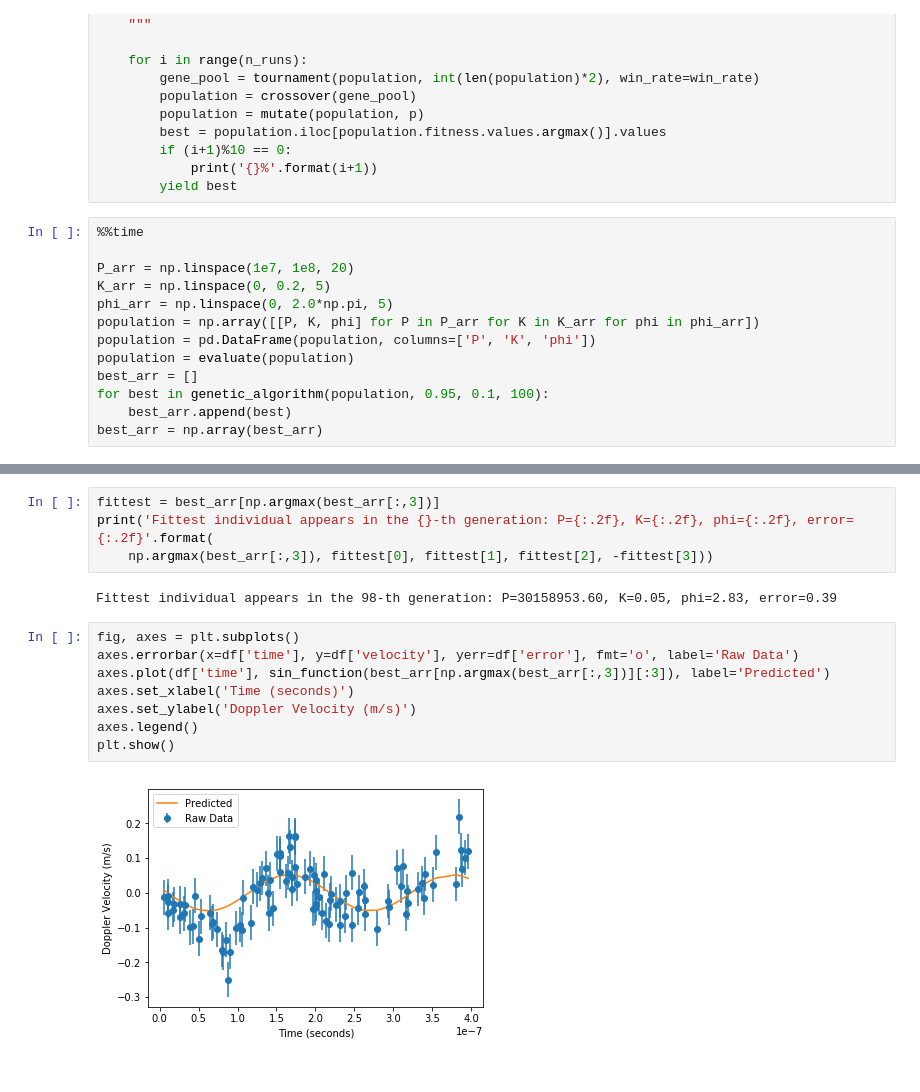
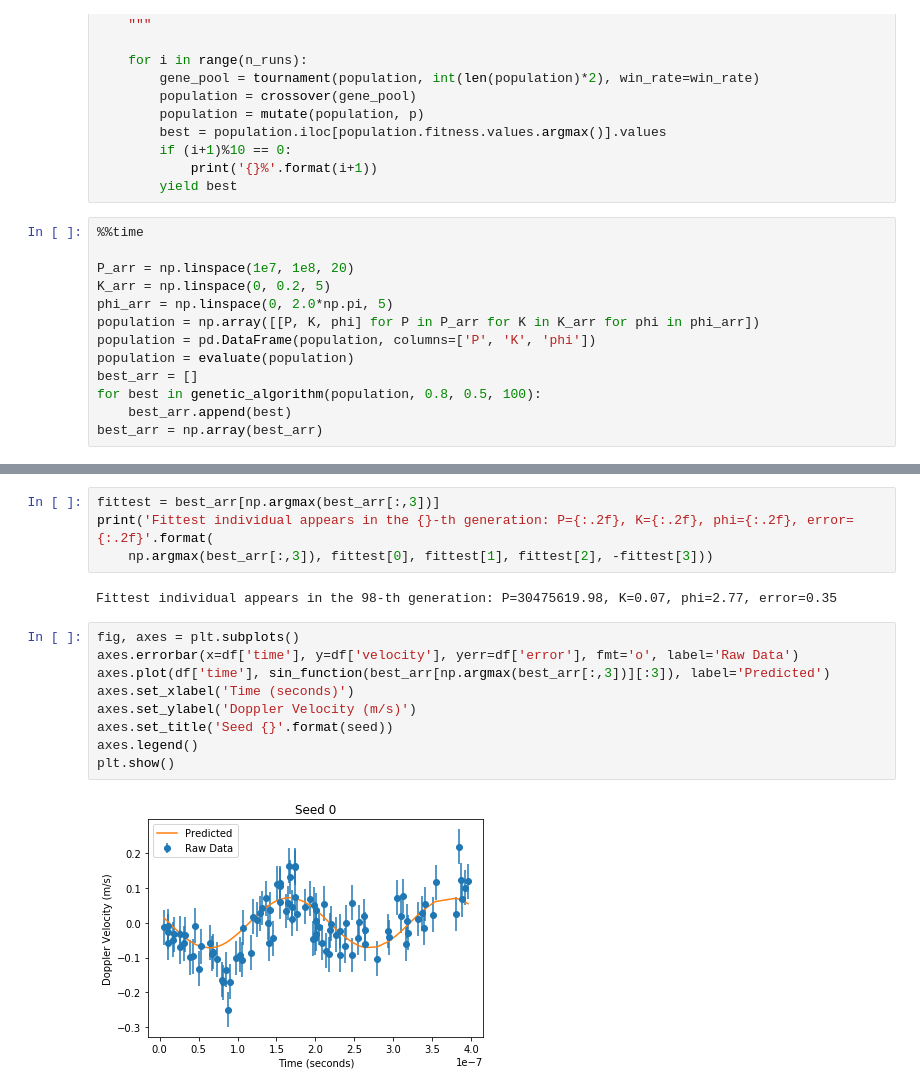
Before and after one commit to BoquanErwinChen/MLDI, a Jupyter notebook: MLDI_Assignment1.ipynb, the cells around one changed output, grey strips where cells are left out. Drawn from its saved outputs; the diff is of its cells as text.

```diff
--- a/MLDI_Assignment1.ipynb
+++ b/MLDI_Assignment1.ipynb
@@ -275,7 +275,7 @@ population = np.array([[P, K, phi] for P in P_arr for K in K_arr for phi in phi_
 population = pd.DataFrame(population, columns=['P', 'K', 'phi'])
 population = evaluate(population)
 best_arr = []
-for best in genetic_algorithm(population, 0.95, 0.1, 100):
+for best in genetic_algorithm(population, 0.8, 0.5, 100):
     best_arr.append(best)
 best_arr = np.array(best_arr)
 # %% [output]
@@ -310,14 +315,15 @@ fittest = best_arr[np.argmax(best_arr[:,3])]
 print('Fittest individual appears in the {}-th generation: P={:.2f}, K={:.2f}, phi={:.2f}, error={:.2f}'.format(
     np.argmax(best_arr[:,3]), fittest[0], fittest[1], fittest[2], -fittest[3]))
 # %% [output]
-Fittest individual appears in the 98-th generation: P=30158953.60, K=0.05, phi=2.83, error=0.39
+Fittest individual appears in the 98-th generation: P=30475619.98, K=0.07, phi=2.77, error=0.35
 # %%
 fig, axes = plt.subplots()
 axes.errorbar(x=df['time'], y=df['velocity'], yerr=df['error'], fmt='o', label='Raw Data')
 axes.plot(df['time'], sin_function(best_arr[np.argmax(best_arr[:,3])][:3]), label='Predicted')
 axes.set_xlabel('Time (seconds)')
 axes.set_ylabel('Doppler Velocity (m/s)')
+axes.set_title('Seed {}'.format(seed))
 axes.legend()
 plt.show()
 # %% [output]
-[figure, old version]
+[figure, new version]
```
Also changed, not shown: parts of 6 cells of this notebook.
